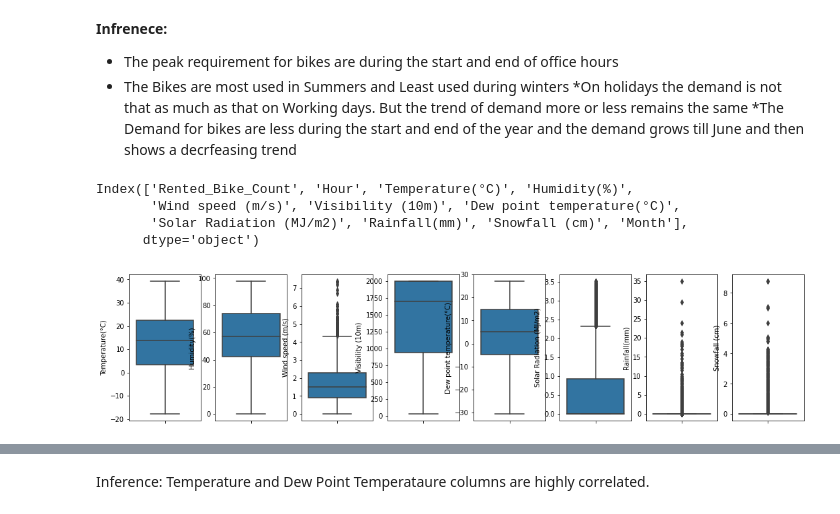
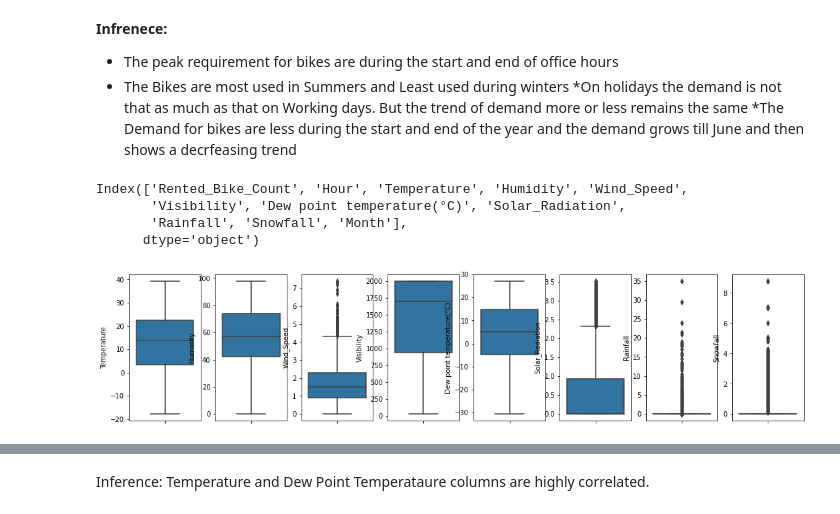
Before and after one commit to anasabbad/Bike-Sharing-Demand-Prediction--Capstone-Project, a Jupyter notebook: Bike_Sharing_Demand_Prediction_Capstone_Project.ipynb, the cells around one changed output, grey strips where cells are left out. Drawn from its saved outputs; the diff is of its cells as text; code cells hidden in the pictures.

```diff
--- a/Bike_Sharing_Demand_Prediction_Capstone_Project.ipynb
+++ b/Bike_Sharing_Demand_Prediction_Capstone_Project.ipynb
@@ -92,3 +90,13 @@ data.rename(columns = {'Rented Bike Count':'Rented_Bike_Count'}, inplace = True)
+# %%
+#renaming the column names
+data.rename(columns = {'Rented Bike Count':'Rented_Bike_Count'}, inplace = True)
+data.rename(columns = {'Rainfall(mm)':'Rainfall'}, inplace = True)
+data.rename(columns = {'Temperature(°C)':'Temperature'}, inplace = True)
+data.rename(columns = {'Humidity(%)':'Humidity'}, inplace = True)
+data.rename(columns = {'Wind speed (m/s)':'Wind_Speed'}, inplace = True)
+data.rename(columns = {'Visibility (10m)':'Visibility'}, inplace = True)
+data.rename(columns = {'Solar Radiation (MJ/m2)':'Solar_Radiation'}, inplace = True)
+data.rename(columns = {'Snowfall (cm)':'Snowfall'}, inplace = True)
 # %%
 # total count of missing values column wise
 data.isnull().sum()
@@ -253,24 +261,24 @@ plt.show()
 numeric_features = data.describe().columns
 numeric_features
 # %% [output]
-Index(['Rented_Bike_Count', 'Hour', 'Temperature(°C)', 'Humidity(%)',
-       'Wind speed (m/s)', 'Visibility (10m)', 'Dew point temperature(°C)',
-       'Solar Radiation (MJ/m2)', 'Rainfall(mm)', 'Snowfall (cm)', 'Month'],
+Index(['Rented_Bike_Count', 'Hour', 'Temperature', 'Humidity', 'Wind_Speed',
+       'Visibility', 'Dew point temperature(°C)', 'Solar_Radiation',
+       'Rainfall', 'Snowfall', 'Month'],
       dtype='object')
 # %%
  #Draw box plots for indepent variables with continuous values
-cont_features=['Temperature(°C)', 'Humidity(%)',
-       'Wind speed (m/s)', 'Visibility (10m)', 'Dew point temperature(°C)',
-       'Solar Radiation (MJ/m2)', 'Rainfall(mm)', 'Snowfall (cm)']
+cont_features=['Temperature', 'Humidity',
+       'Wind_Speed', 'Visibility', 'Dew point temperature(°C)',
+       'Solar_Radiation', 'Rainfall', 'Snowfall']
 plt.figure(figsize=(18,4))
 
 i = 1
 for col in cont_features:
     plt.subplot(1,8,i)
     sns.boxplot(y=col, data=data)
     i+=1
 # %% [output]
-[figure, old version]
+[figure, new version]
 # %%
 # plot a bar plot for each numerical feature count
 
```
Also changed, not shown: parts of 49 cells of this notebook.
